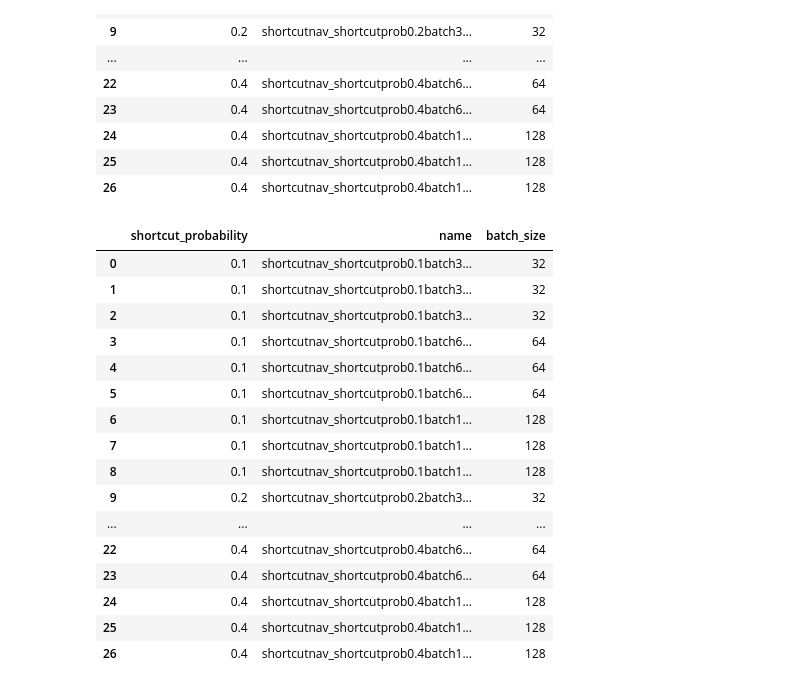
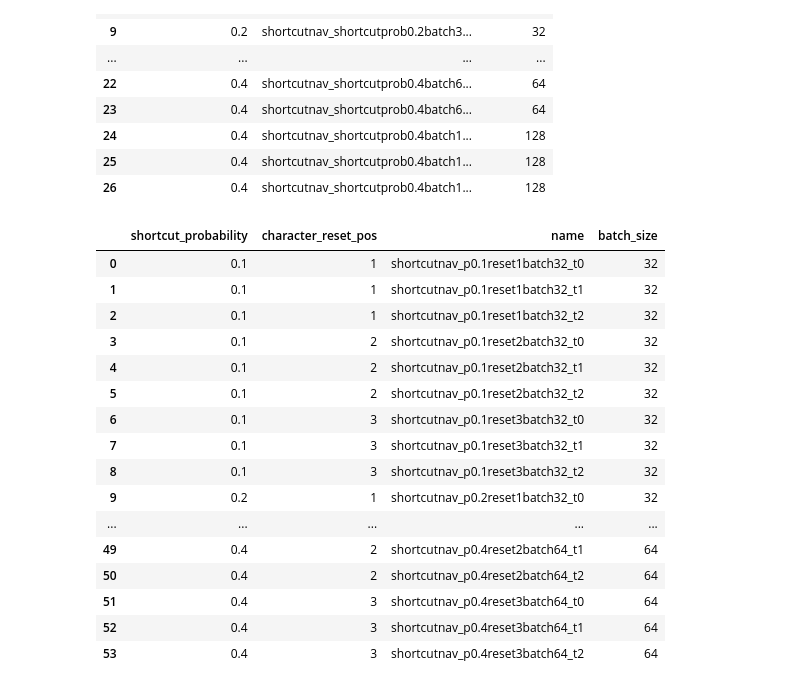
Before and after one commit to liuandrew/ppo_aux, a Jupyter notebook: write_and_test/write_experiments.ipynb, the cells around one changed output. Cells and saved outputs as stored; diff of their text form; code cells hidden in the pictures.

```diff
--- a/write_and_test/write_experiments.ipynb
+++ b/write_and_test/write_experiments.ipynb
@@ -1068,65 +1068,64 @@ pd.DataFrame(rows)
 # %%
 num_trials = 3
 character_reset_poss = [1, 2, 3]
 shortcut_probs = [0.1, 0.2, 0.4]
-batch = [32, 64]
+batch_sizes = [32, 64]
 rows = []
 for batch in batch_sizes:
-for shortcut in shortcut_probs:
-    for char_reset in character_reset_poss:
-        for i in range(num_trials):
-            exp_name = f'shortcutnav_p{shortcut}reset{char_reset}_t{i}'
+    for shortcut in shortcut_probs:
+        for char_reset in character_reset_poss:
+            for i in range(num_trials):
+                exp_name = f'shortcutnav_p{shortcut}reset{char_reset}batch{batch}_t{i}'
 
-            env_kwargs = {'shortcut_probability': shortcut,
-                          'character_reset_pos': char_reset}
+                env_kwargs = {'shortcut_probability': shortcut,
+                              'character_reset_pos': char_reset}
 
-            row = env_kwargs.copy()
-            row['name'] = exp_name
-            row['batch_size'] = batch
+                row = env_kwargs.copy()
+                row['name'] = exp_name
+                row['batch_size'] = batch
 
-            rows.append(row)
-            config = {
-                'wandb_project_name': 'Nav_Shared_Layers',
-                'exp_name': exp_name,
-                'save_name': exp_name,
-                'num_env_steps': 3000000,
-                'env_name': 'ShortcutNav-v0',
-                'algo': 'ppo',
-                'num_mini_batch': 10,
-                'num_processes': 100,
-                'num_steps': batch,
+                rows.append(row)
+                config = {
+                    'wandb_project_name': 'Nav_Shared_Layers',
+                    'exp_name': exp_name,
+                    'save_name': exp_name,
+                    'num_env_steps': 3000000,
+                    'env_name': 'ShortcutNav-v0',
+                    'algo': 'ppo',
+                    'num_mini_batch': 10,
+                    'num_processes': 100,
+                    'num_steps': batch,
 
-                'checkpoint_interval': 10,
-                'checkpoint_dir': 'shortcuts',
-                'save_dir': 'shortcuts',
+                    'checkpoint_interval': 10,
+                    'save_dir': 'shortcut_resets',
 
-                'recurrent': True,
-                'seed': i,
-                'no_cuda': True,
-                'env_kwargs': env_kwargs,
+                    'recurrent': True,
+                    'seed': i,
+                    'no_cuda': True,
+                    'env_kwargs': env_kwargs,
 
-                'nn_base': 'FlexBaseAux',
-                'nn_base_kwargs': {'hidden_size': 64},
-            }
+                    'nn_base': 'FlexBaseAux',
+                    'nn_base_kwargs': {'hidden_size': 64},
+                }
 
-            pickle.dump(config, open('../experiment_configs/' + exp_name, 'wb'))
+                pickle.dump(config, open('../experiment_configs/' + exp_name, 'wb'))
 
 pd.DataFrame(rows)
 # %% [output]
-|  | shortcut_probability | name | batch_size |
-| 0 | 0.1 | shortcutnav_shortcutprob0.1batch3... | 32 |
-| 1 | 0.1 | shortcutnav_shortcutprob0.1batch3... | 32 |
-| 2 | 0.1 | shortcutnav_shortcutprob0.1batch3... | 32 |
-| 3 | 0.1 | shortcutnav_shortcutprob0.1batch6... | 64 |
-| 4 | 0.1 | shortcutnav_shortcutprob0.1batch6... | 64 |
-| 5 | 0.1 | shortcutnav_shortcutprob0.1batch6... | 64 |
-| 6 | 0.1 | shortcutnav_shortcutprob0.1batch1... | 128 |
-| 7 | 0.1 | shortcutnav_shortcutprob0.1batch1... | 128 |
-| 8 | 0.1 | shortcutnav_shortcutprob0.1batch1... | 128 |
-| 9 | 0.2 | shortcutnav_shortcutprob0.2batch3... | 32 |
-| ... | ... | ... | ... |
-| 22 | 0.4 | shortcutnav_shortcutprob0.4batch6... | 64 |
-| 23 | 0.4 | shortcutnav_shortcutprob0.4batch6... | 64 |
-| 24 | 0.4 | shortcutnav_shortcutprob0.4batch1... | 128 |
-| 25 | 0.4 | shortcutnav_shortcutprob0.4batch1... | 128 |
-| 26 | 0.4 | shortcutnav_shortcutprob0.4batch1... | 128 |
+|  | shortcut_probability | character_reset_pos | name | batch_size |
+| 0 | 0.1 | 1 | shortcutnav_p0.1reset1batch32_t0 | 32 |
+| 1 | 0.1 | 1 | shortcutnav_p0.1reset1batch32_t1 | 32 |
+| 2 | 0.1 | 1 | shortcutnav_p0.1reset1batch32_t2 | 32 |
+| 3 | 0.1 | 2 | shortcutnav_p0.1reset2batch32_t0 | 32 |
+| 4 | 0.1 | 2 | shortcutnav_p0.1reset2batch32_t1 | 32 |
+| 5 | 0.1 | 2 | shortcutnav_p0.1reset2batch32_t2 | 32 |
+| 6 | 0.1 | 3 | shortcutnav_p0.1reset3batch32_t0 | 32 |
+| 7 | 0.1 | 3 | shortcutnav_p0.1reset3batch32_t1 | 32 |
+| 8 | 0.1 | 3 | shortcutnav_p0.1reset3batch32_t2 | 32 |
+| 9 | 0.2 | 1 | shortcutnav_p0.2reset1batch32_t0 | 32 |
+| ... | ... | ... | ... | ... |
+| 49 | 0.4 | 2 | shortcutnav_p0.4reset2batch64_t1 | 64 |
+| 50 | 0.4 | 2 | shortcutnav_p0.4reset2batch64_t2 | 64 |
+| 51 | 0.4 | 3 | shortcutnav_p0.4reset3batch64_t0 | 64 |
+| 52 | 0.4 | 3 | shortcutnav_p0.4reset3batch64_t1 | 64 |
+| 53 | 0.4 | 3 | shortcutnav_p0.4reset3batch64_t2 | 64 |
```
Also changed, not shown: parts of 1 cell of this notebook, 5 other files.
